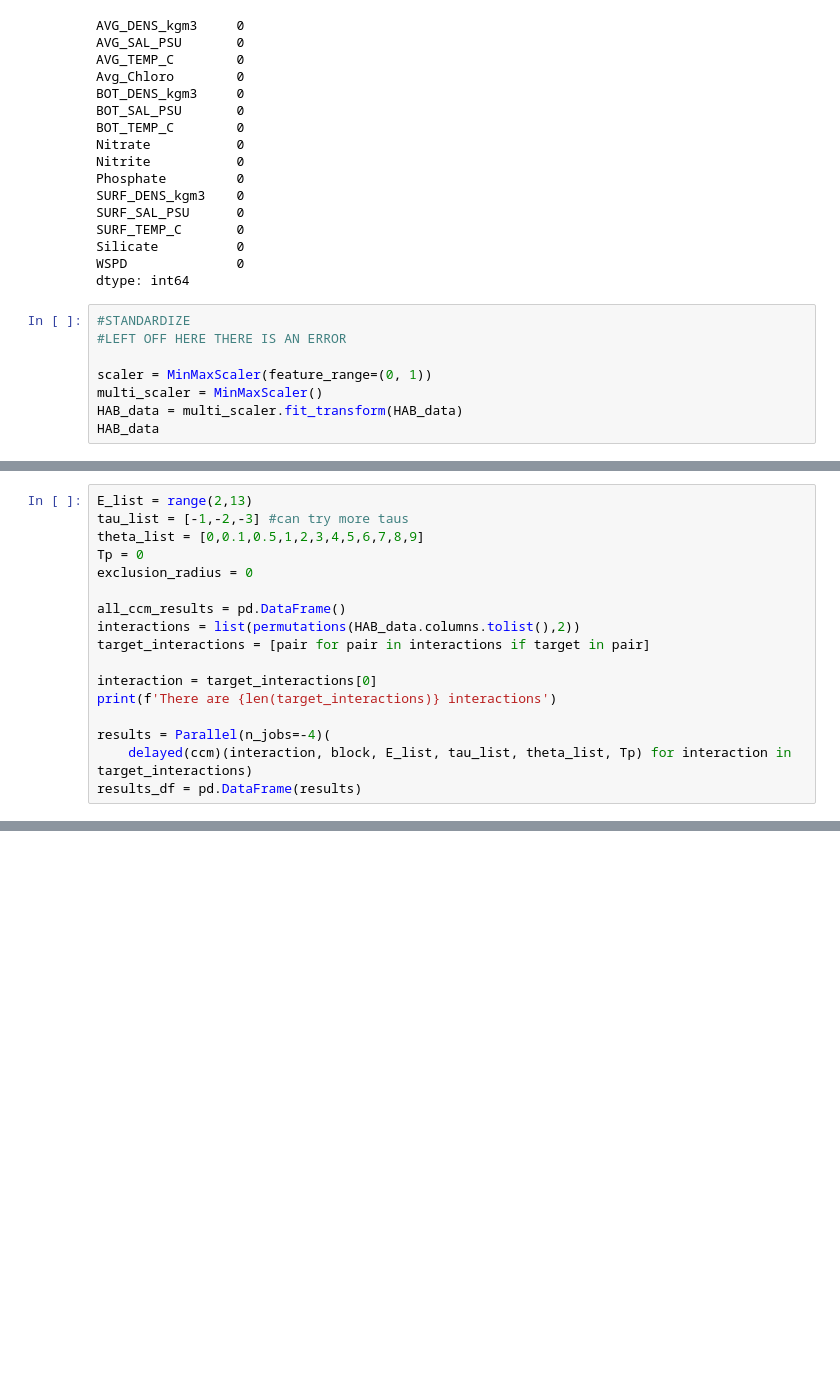
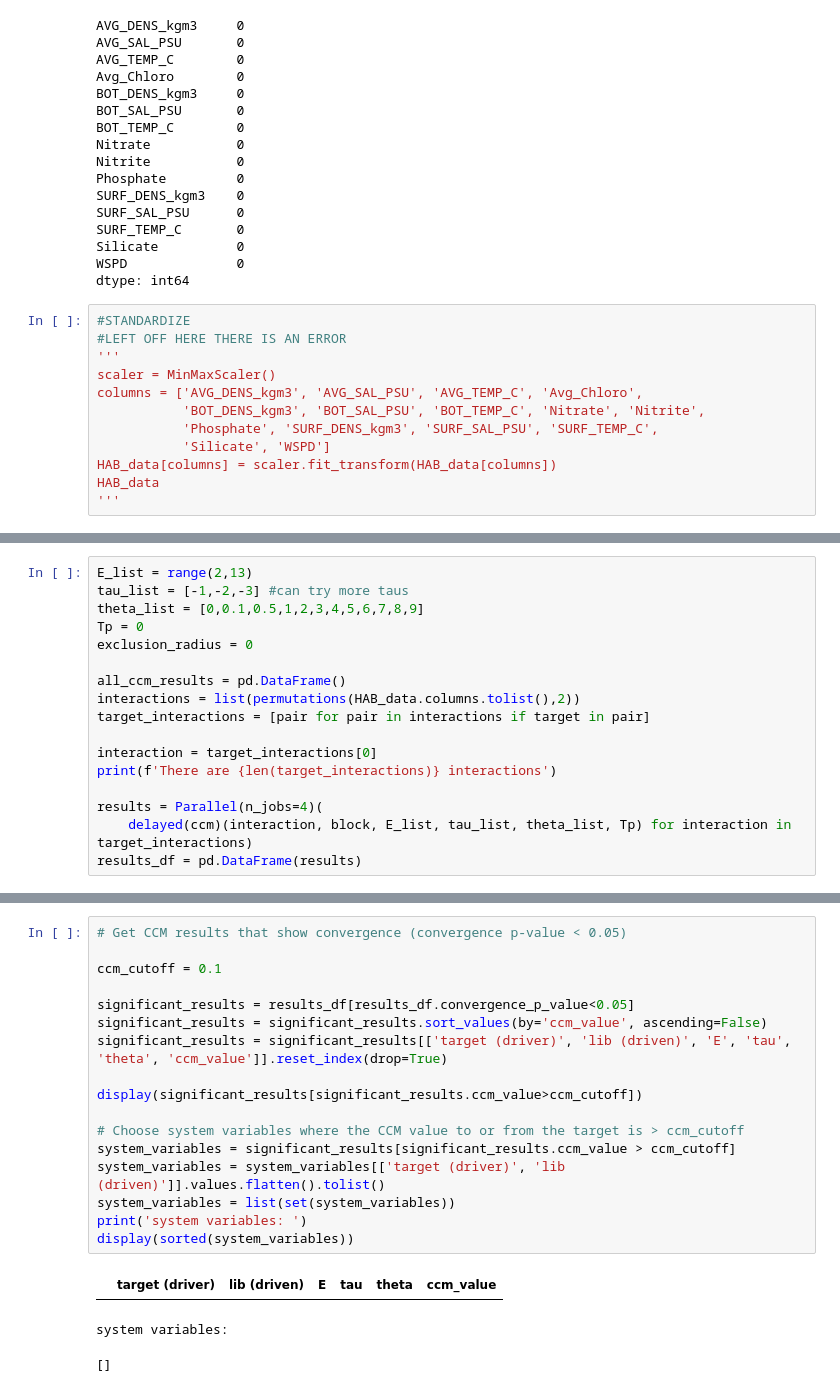
Before and after one commit to aparaselli/HAB-Prediction-Research, a Jupyter notebook: Code/CCM_analysis.ipynb, the cells around one changed output, grey strips where cells are left out. Cells and saved outputs as stored; diff of their text form; blank space fills up the shorter version.

```diff
--- a/Code/CCM_analysis.ipynb
+++ b/Code/CCM_analysis.ipynb
@@ -222,9 +245,13 @@ dtype: int64
 # %%
 #STANDARDIZE
 #LEFT OFF HERE THERE IS AN ERROR
-
-scaler = MinMaxScaler(feature_range=(0, 1))
-multi_scaler = MinMaxScaler()
-HAB_data = multi_scaler.fit_transform(HAB_data)
+'''
+scaler = MinMaxScaler()
+columns = ['AVG_DENS_kgm3', 'AVG_SAL_PSU', 'AVG_TEMP_C', 'Avg_Chloro',
+           'BOT_DENS_kgm3', 'BOT_SAL_PSU', 'BOT_TEMP_C', 'Nitrate', 'Nitrite',
+           'Phosphate', 'SURF_DENS_kgm3', 'SURF_SAL_PSU', 'SURF_TEMP_C',
+           'Silicate', 'WSPD']
+HAB_data[columns] = scaler.fit_transform(HAB_data[columns])
 HAB_data
+'''
 # %% [output]
@@ -260,7 +288,7 @@ target_interactions = [pair for pair in interactions if target in pair]
 interaction = target_interactions[0]
 print(f'There are {len(target_interactions)} interactions')
 
-results = Parallel(n_jobs=-4)(
+results = Parallel(n_jobs=4)(
     delayed(ccm)(interaction, block, E_list, tau_list, theta_list, Tp) for interaction in target_interactions)
 results_df = pd.DataFrame(results)
 # %% [output]
@@ -287 +311,22 @@ There are 28 interactions
 LinAlgError: SVD did not converge in Linear Least Squares
+# %%
+# Get CCM results that show convergence (convergence p-value < 0.05)
+
+ccm_cutoff = 0.1
+
+significant_results = results_df[results_df.convergence_p_value<0.05]
+significant_results = significant_results.sort_values(by='ccm_value', ascending=False)
+significant_results = significant_results[['target (driver)', 'lib (driven)', 'E', 'tau', 'theta', 'ccm_value']].reset_index(drop=True)
+
+display(significant_results[significant_results.ccm_value>ccm_cutoff])
+
+# Choose system variables where the CCM value to or from the target is > ccm_cutoff
+system_variables = significant_results[significant_results.ccm_value > ccm_cutoff]
+system_variables = system_variables[['target (driver)', 'lib (driven)']].values.flatten().tolist()
+system_variables = list(set(system_variables))
+print('system variables: ')
+display(sorted(system_variables))
+# %% [output]
+|  | target (driver) | lib (driven) | E | tau | theta | ccm_value |
+system variables:
+[]
```
Also changed, not shown: parts of 5 cells of this notebook, 58 other files.
